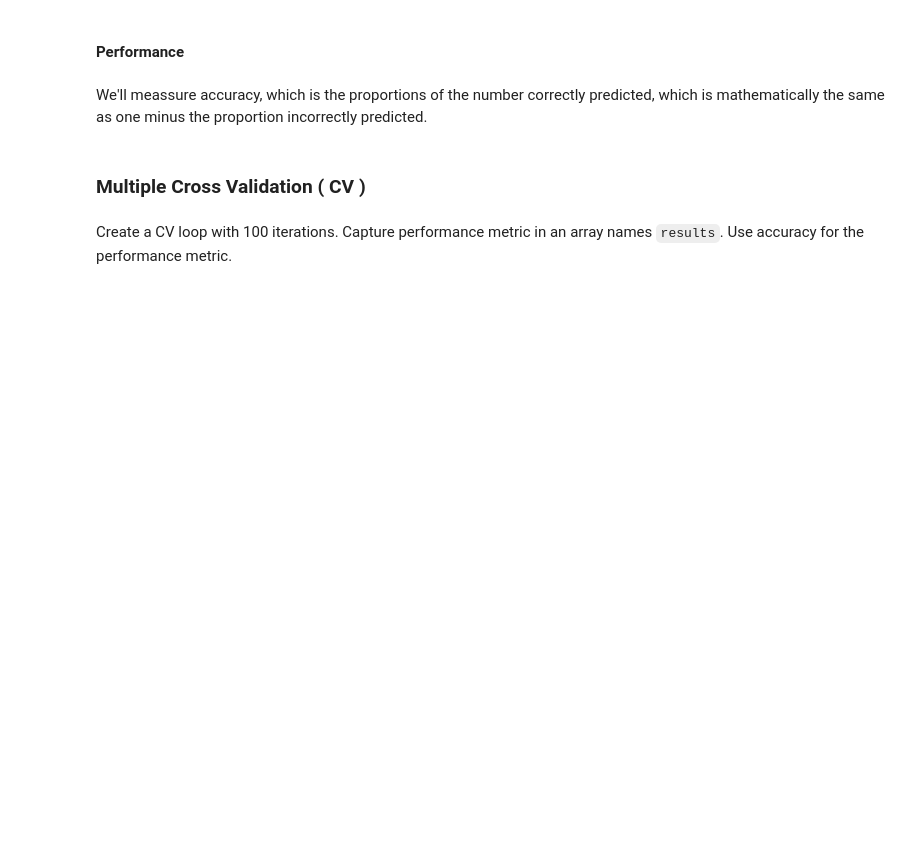
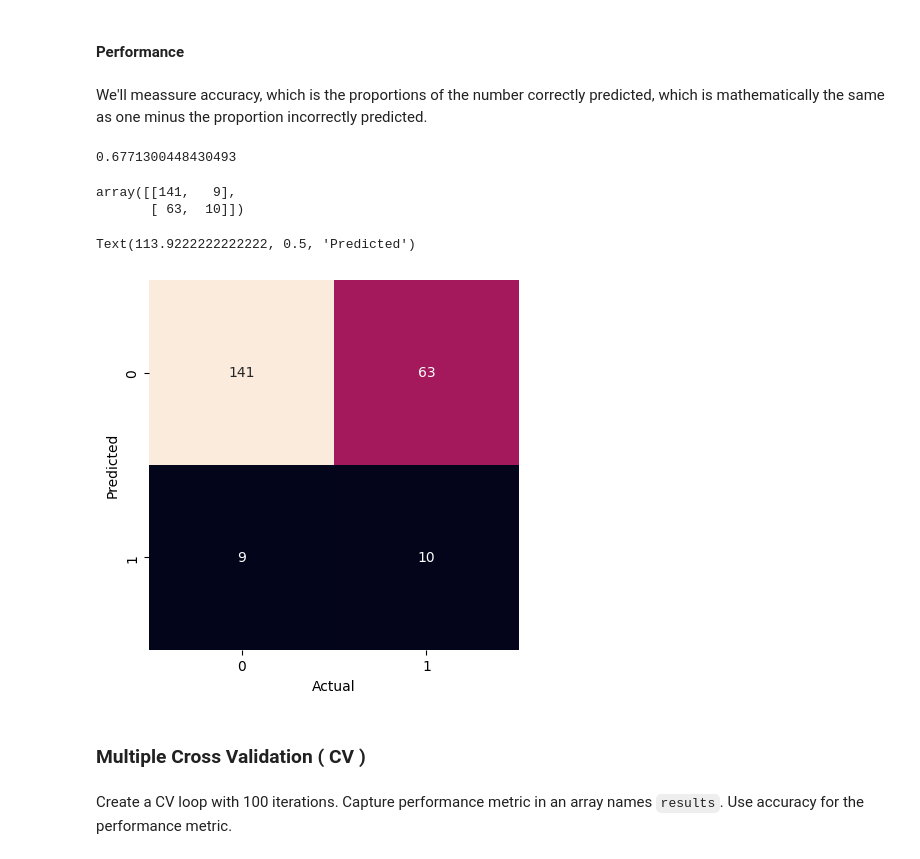
Before and after one commit to cnmi-ds-22/rwcitek___Data-Science-Portfolio-C22, a Jupyter notebook: Modules/Module_1_Intro_to_DS_and_Naive_Bayes/Projects/Instructions/Project-0/Titanic.Survival.Prediction.Using.Naive.Bayes.pass-02.ipynb, the cells around one changed output. Saved outputs shown, nothing was run; the diff lists cells and outputs as text; code cells hidden in the pictures; blank space fills up the shorter version.

```diff
--- a/Modules/Module_1_Intro_to_DS_and_Naive_Bayes/Projects/Instructions/Project-0/Titanic.Survival.Prediction.Using.Naive.Bayes.pass-02.ipynb
+++ b/Modules/Module_1_Intro_to_DS_and_Naive_Bayes/Projects/Instructions/Project-0/Titanic.Survival.Prediction.Using.Naive.Bayes.pass-02.ipynb
@@ -189,7 +512,9 @@ Run a single Cross Validation
 #### Model
 # %%
 # Create an empty GNB model
+modelGNB = GaussianNB()
 # %% [markdown]
 #### Fit
 # %%
 # Train ( fit ) the model
+modelGNB.fit(X_train, y_train)
@@ -197,3 +524,5 @@ Run a single Cross Validation
 #### Prediction
 # %%
 # Make predicitons using the model
+results = modelGNB.predict(X_test)
+results
@@ -203,8 +565,34 @@ Run a single Cross Validation
 We'll meassure accuracy, which is the proportions of the number correctly predicted, which is mathematically the same as one minus the proportion incorrectly predicted.
 # %%
 # Calculate the accuracy
+accuracy = metrics.accuracy_score(y_test, results)
+accuracy
+# %% [output]
+0.6771300448430493
 # %%
 # Display a confusion matrix
+matrix = metrics.confusion_matrix(
+    y_test,
+    results,
+)
+matrix
+# %% [output]
+array([[141,   9],
+       [ 63,  10]])
+# %%
+sns.heatmap(
+    matrix.T,
+    square = True,
+    annot=True,
+    fmt='d',
+    cbar=False,
+
+)
+plt.xlabel("Actual")
+plt.ylabel("Predicted")
+# %% [output]
+Text(113.9222222222222, 0.5, 'Predicted')
+[figure, added]
 # %% [markdown]
 ### Multiple Cross Validation ( CV )
 # %% [markdown]
```
Also changed, not shown: parts of 43 cells of this notebook.
